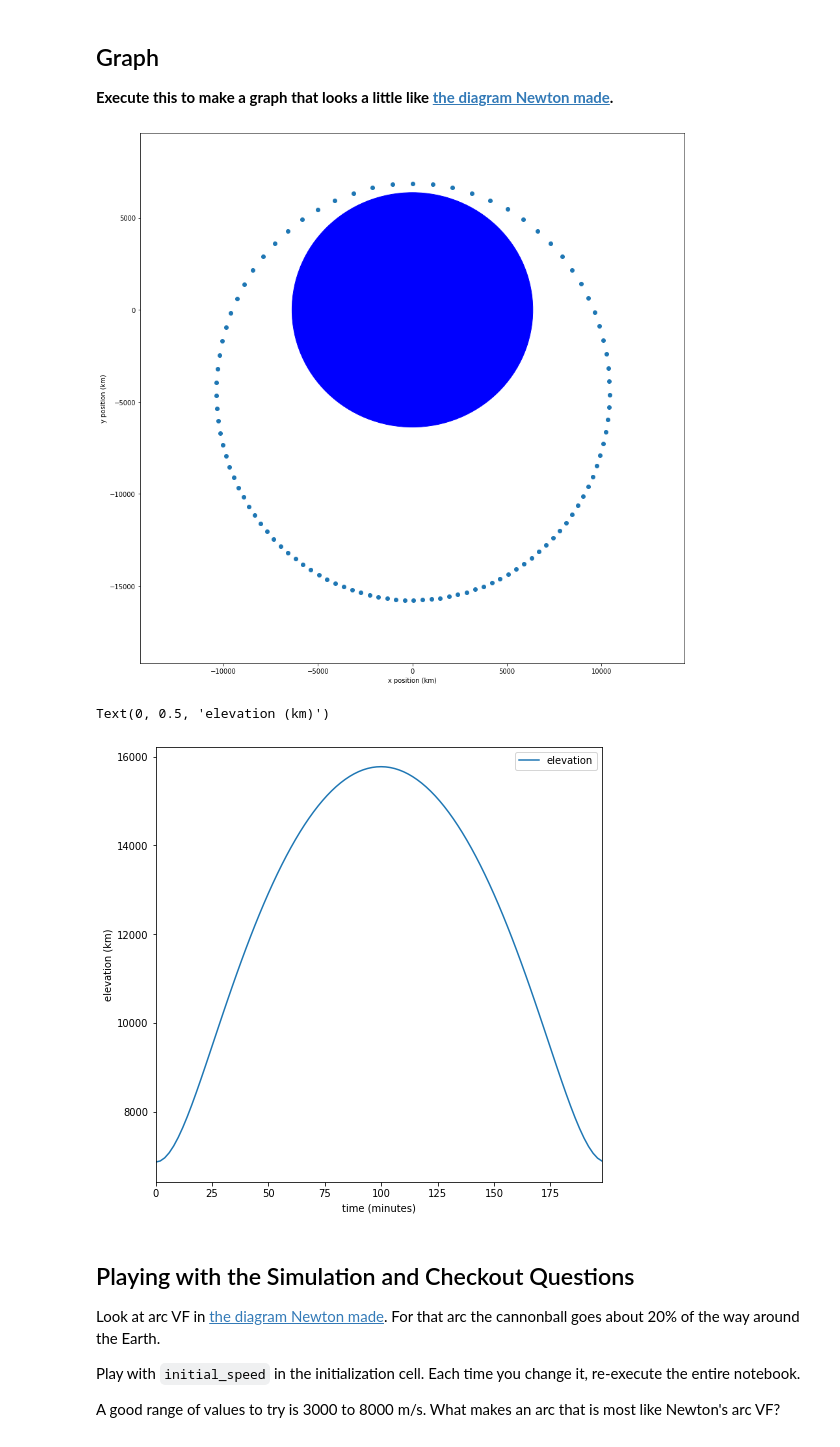
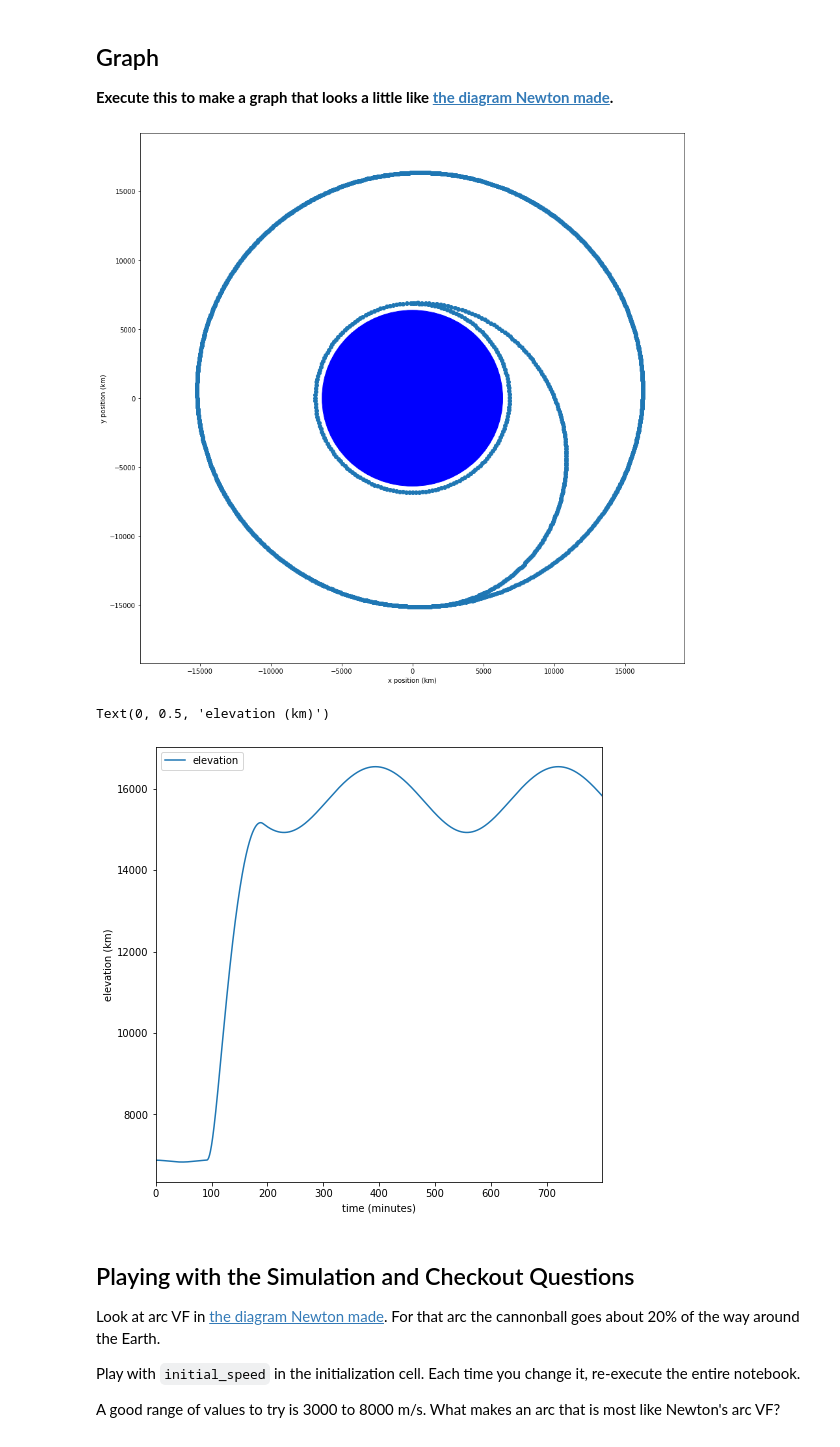
Before and after one commit to brianhill/loops-and-orbits, a Jupyter notebook: notebooks/lao-3-4.ipynb, the cells around one changed output. Cells and saved outputs as stored; diff of their text form; code cells hidden in the pictures.

Commit message:
Rocket burns added.

```diff
--- a/notebooks/lao-3-4.ipynb
+++ b/notebooks/lao-3-4.ipynb
@@ -197,6 +202,26 @@ Ran 6 tests in 0.005s
 
 OK
 <unittest.runner.TextTestResult run=6 errors=0 failures=0>
+# %%
+def strength_of_thrust(time: float, velocity: np.ndarray) -> float:
+    for burn_begin_time, burn_duration in burns:
+        if burn_begin_time < time < burn_begin_time + burn_duration:
+            return 20.0
+    # time was not during a burn
+    return 0.0
+
+def direction_of_thrust(velocity: np.ndarray) -> np.ndarray:
+    # this function encodes the direction of thrust (the angle)
+    direction = angle_from_vector(velocity)
+    return direction
+
+def acceleration_from_thrust(time: float, velocity: np.ndarray) -> np.ndarray:
+    # using the strength and direction function, compute
+    # a 2x1 array for the acceleration from thrust
+    strength = strength_of_thrust(time, velocity)
+    direction = direction_of_thrust(velocity)
+    acceleration = vector_from_length_and_angle(strength, direction)
+    return acceleration
 # %% [markdown]
 ## The While Loop That Does the Work
 
@@ -229,15 +254,26 @@ for i in range(1, simulation_time_steps):
     #
     mid_position = before_position + 0.5 * delta_t * before_velocity
     #
-    # calculate the acceleration -- using the estimated mid_position!
+    # also compute mid_time, because thrust depends on the times of the rocket burns
     #
-    mid_acceleration = acceleration_of_gravity(mid_position)
+    mid_time = before_time + 0.5 * delta_t
     #
-    # calculate after_velocity mid_acceleration
+    # calculate the acceleration -- using the estimated mid_position and the mid_time!
+    #
+    mid_acceleration_from_gravity = acceleration_from_gravity(mid_position)
+    #
+    mid_acceleration_from_thrust = acceleration_from_thrust(mid_time, before_velocity)
+    #
+    #
+    # Add these two accelerations
+    #
+    mid_acceleration = mid_acceleration_from_gravity + mid_acceleration_from_thrust
+    # calculate after_velocity using mid_acceleration
     #
     after_velocity = before_velocity + delta_t * mid_acceleration
     #
-    # calculate after_position using the democratic combination of after_velocity and before_velocity
+    # calculate after_position using the democratic combination
+    # of (after_velocity + before_velocity) / 2
     #
     after_position = before_position + delta_t * 0.5 * (after_velocity + before_velocity)
     #
@@ -257,31 +293,31 @@ for i in range(1, simulation_time_steps):
 # %%
 
 plt.figure(figsize=(15, 15))
 
 x_positions = positions[:, 0]
 y_positions = positions[:, 1]
 plt.scatter(x_positions, y_positions)
 
 plt.xlabel("x position (km)")
 plt.ylabel("y position (km)")
 
 # Some gibberish that draws a big blue circle representing the Earth:
 earth = plt.Circle((0, 0), radius_of_earth, color='b')
 plt.gcf().gca().add_artist(earth)
 
 # Make the plot big enough to show elliptical orbits:
 plot_limit = 8000
-plt.xlim(-1.8 * plot_limit, 1.8 * plot_limit)
-plt.ylim(-2.4 * plot_limit, 1.2 * plot_limit)
+plt.xlim(-2.4 * plot_limit, 2.4 * plot_limit)
+plt.ylim(-2.4 * plot_limit, 2.4 * plot_limit)
 
 plt.show()
 # %% [output]
-[figure, old version]
+[figure, new version]
 # %%
 import pandas as pd
 
 df = pd.DataFrame({
-    'time' : times[:] / 60.0,
+    'time' : times[:],
     'x_pos' : positions[:, 0],
     'y_pos' : positions[:, 1],
     'x_vel' : velocities[:, 0],
@@ -302,7 +338,7 @@ my_plot.set_ylabel('elevation (km)')
 #
 # %% [output]
 Text(0, 0.5, 'elevation (km)')
-[figure, old version]
+[figure, new version]
 # %% [markdown]
 ## Playing with the Simulation and Checkout Questions
 
```
Also changed, not shown: parts of 5 cells of this notebook.
